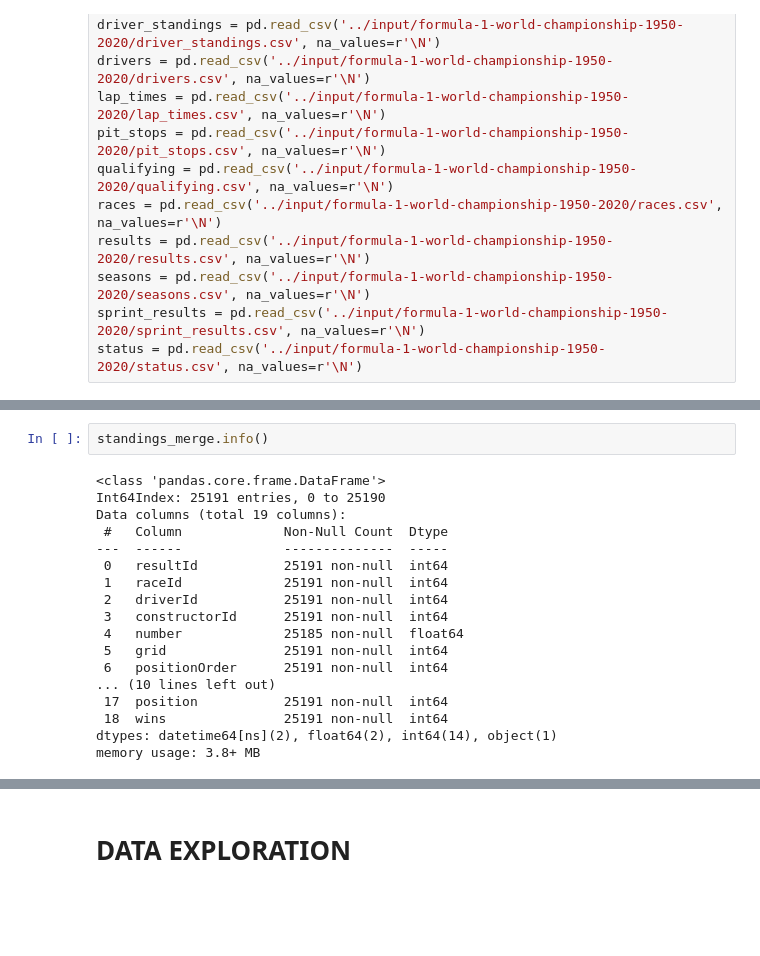
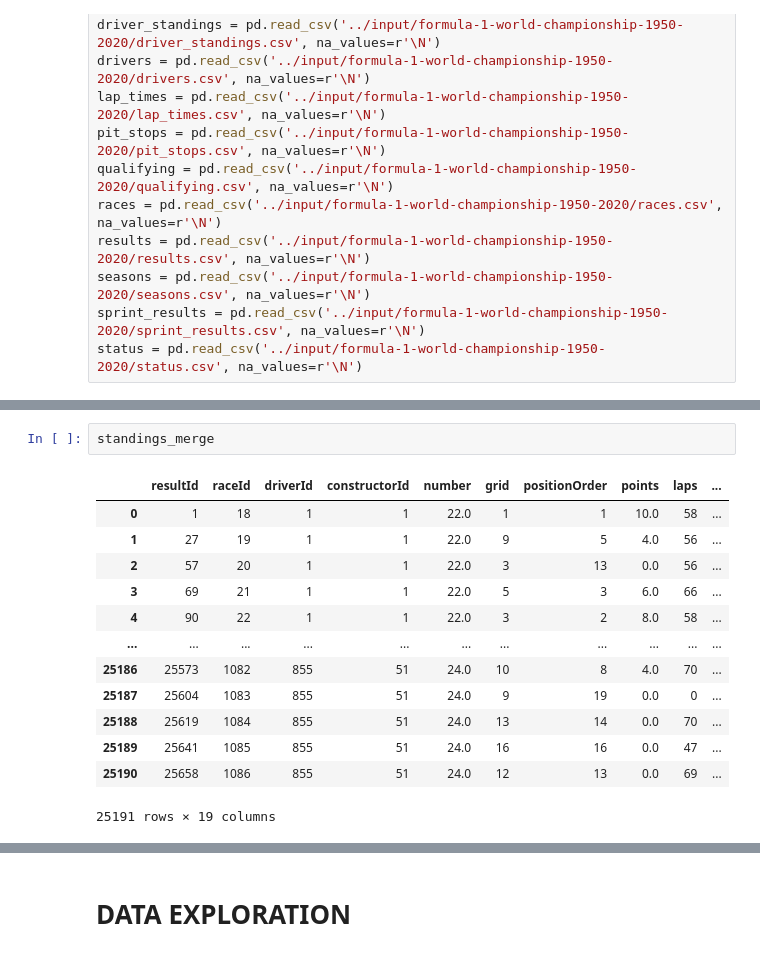
Before and after one commit to fberrosp/F1---EDA---Grand-Prix-Analysis, a Jupyter notebook: f1-eda-grand-prix-analysis.ipynb, the cells around one changed output, grey strips where cells are left out. Saved outputs shown, nothing was run; the diff lists cells and outputs as text; blank space fills up the shorter version.

```diff
--- a/f1-eda-grand-prix-analysis.ipynb
+++ b/f1-eda-grand-prix-analysis.ipynb
@@ -424,23 +189,19 @@ memory usage: 3.3+ MB
 # %%
-standings_merge.info()
+standings_merge
 # %% [output]
+|  | resultId | raceId | driverId | constructorId | number | grid | positionOrder | points | laps | ... |
+| 0 | 1 | 18 | 1 | 1 | 22.0 | 1 | 1 | 10.0 | 58 | ... |
+| 1 | 27 | 19 | 1 | 1 | 22.0 | 9 | 5 | 4.0 | 56 | ... |
+| 2 | 57 | 20 | 1 | 1 | 22.0 | 3 | 13 | 0.0 | 56 | ... |
+| 3 | 69 | 21 | 1 | 1 | 22.0 | 5 | 3 | 6.0 | 66 | ... |
+| 4 | 90 | 22 | 1 | 1 | 22.0 | 3 | 2 | 8.0 | 58 | ... |
+| ... | ... | ... | ... | ... | ... | ... | ... | ... | ... | ... |
+| 25186 | 25573 | 1082 | 855 | 51 | 24.0 | 10 | 8 | 4.0 | 70 | ... |
+| 25187 | 25604 | 1083 | 855 | 51 | 24.0 | 9 | 19 | 0.0 | 0 | ... |
+| 25188 | 25619 | 1084 | 855 | 51 | 24.0 | 13 | 14 | 0.0 | 70 | ... |
+| 25189 | 25641 | 1085 | 855 | 51 | 24.0 | 16 | 16 | 0.0 | 47 | ... |
+| 25190 | 25658 | 1086 | 855 | 51 | 24.0 | 12 | 13 | 0.0 | 69 | ... |
-<class 'pandas.core.frame.DataFrame'>
-Int64Index: 25191 entries, 0 to 25190
-Data columns (total 19 columns):
- #   Column             Non-Null Count  Dtype
----  ------             --------------  -----
- 0   resultId           25191 non-null  int64
- 1   raceId             25191 non-null  int64
- 2   driverId           25191 non-null  int64
- 3   constructorId      25191 non-null  int64
- 4   number             25185 non-null  float64
- 5   grid               25191 non-null  int64
- 6   positionOrder      25191 non-null  int64
-... (10 lines left out)
- 17  position           25191 non-null  int64
- 18  wins               25191 non-null  int64
-dtypes: datetime64[ns](2), float64(2), int64(14), object(1)
-memory usage: 3.8+ MB
+25191 rows × 19 columns
 # %%
 df.info()
 # %% [output]
```
Also changed, not shown: parts of 78 cells of this notebook.
